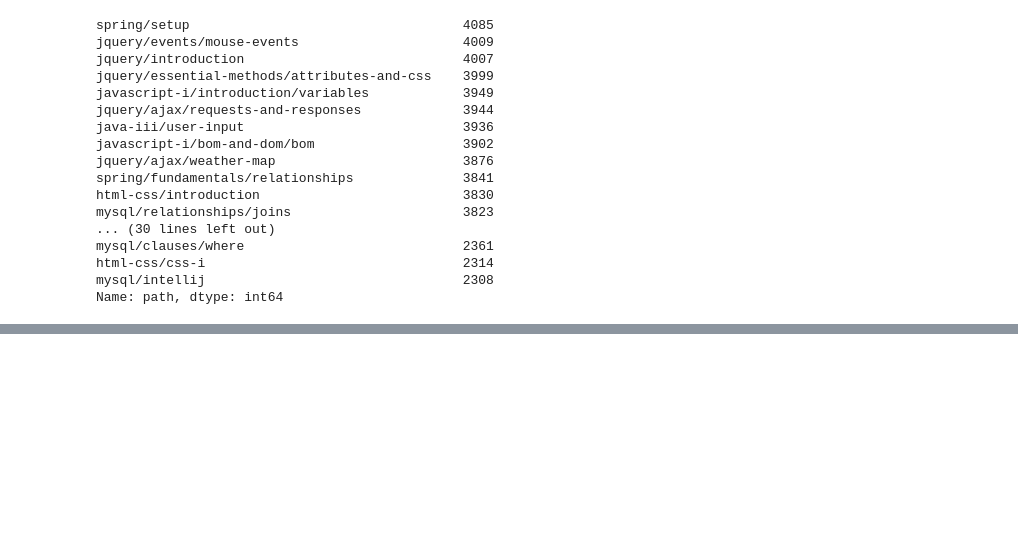
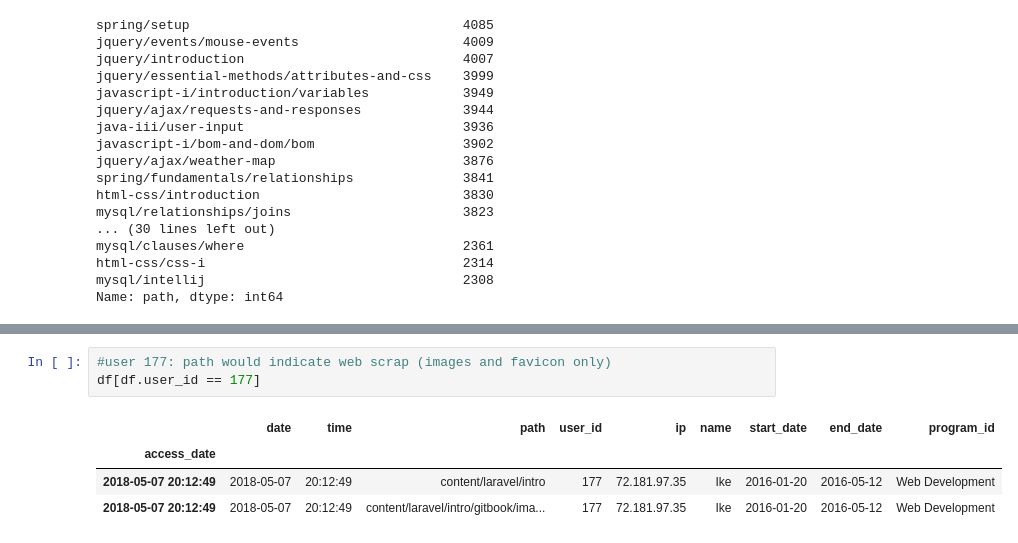
Before and after one commit to miller-cerna-laskowski-morris-eyring/anomaly-group-project, a Jupyter notebook: Eyring-notebook.ipynb, the cells around one changed output, grey strips where cells are left out. Drawn from its saved outputs; the diff is of its cells as text; blank space fills up the shorter version.

```diff
--- a/Eyring-notebook.ipynb
+++ b/Eyring-notebook.ipynb
@@ -506,0 +534,8 @@ df[df.user_id == 399]
+# %%
+#user 177: path would indicate web scrap (images and favicon only)
+df[df.user_id == 177]
+# %% [output]
+|  | date | time | path | user_id | ip | name | start_date | end_date | program_id |
+| access_date |  |  |  |  |  |  |  |  |  |
+| 2018-05-07 20:12:49 | 2018-05-07 | 20:12:49 | content/laravel/intro | 177 | 72.181.97.35 | Ike | 2016-01-20 | 2016-05-12 | Web Development |
+| 2018-05-07 20:12:49 | 2018-05-07 | 20:12:49 | content/laravel/intro/gitbook/ima... | 177 | 72.181.97.35 | Ike | 2016-01-20 | 2016-05-12 | Web Development |
```
Also changed, not shown: parts of 41 cells of this notebook.
